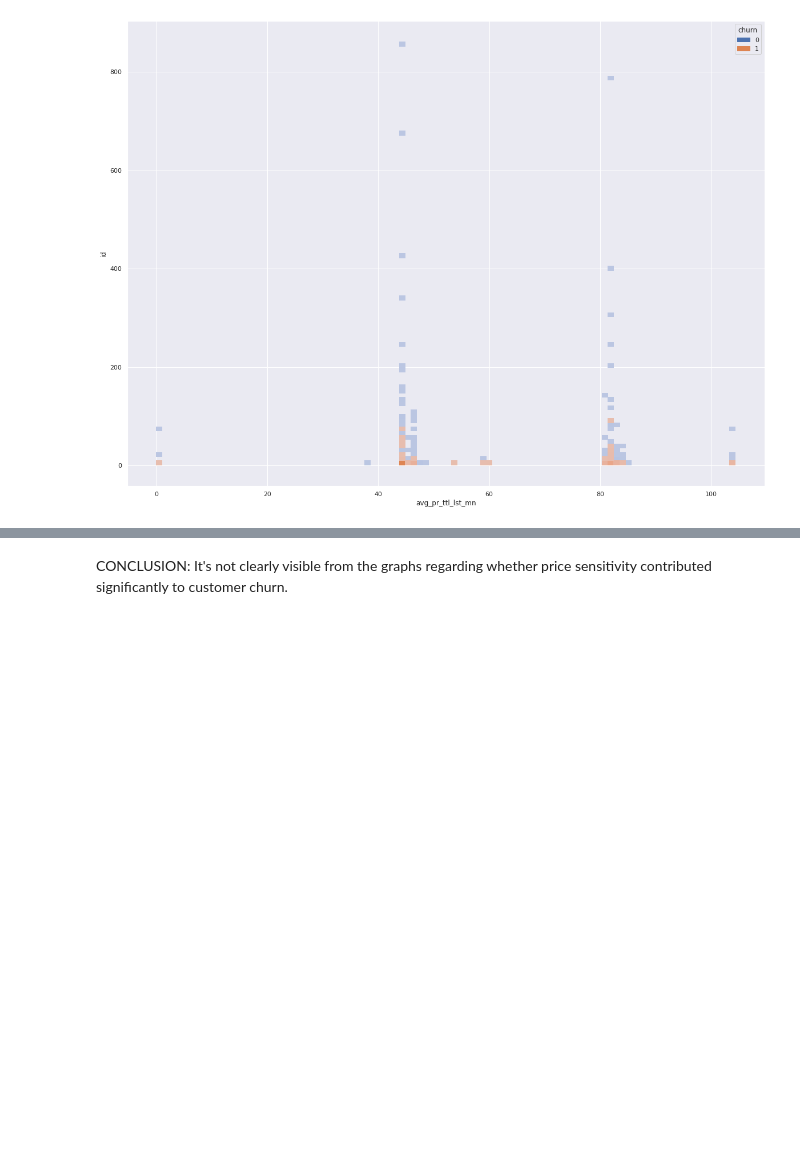
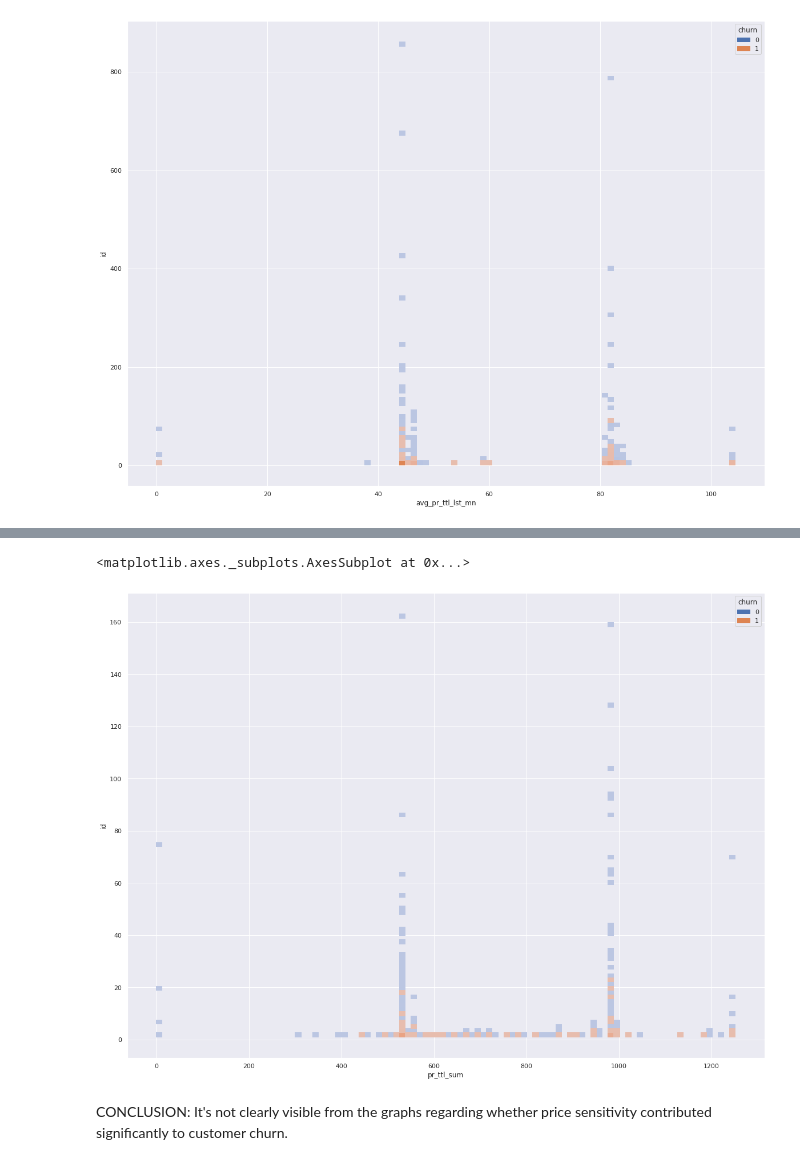
Before and after one commit to nug-12/BCG_Data_Virtual_Experience, a Jupyter notebook: BCG.ipynb, the cells around one changed output, grey strips where cells are left out. Saved outputs shown, nothing was run; the diff lists cells and outputs as text; code cells hidden in the pictures; blank space fills up the shorter version.

```diff
--- a/BCG.ipynb
+++ b/BCG.ipynb
@@ -467,3 +467,7 @@ pr_last_mn.head()
 client_df.shape
 # %% [output]
 (14606, 27)
+# %%
+pr_ttl_sum = price_df.groupby(['id'])['price_total'].sum().reset_index()
+pr_ttl_sum = pr_ttl_sum.rename(columns={'price_total':'pr_ttl_sum'})
+pr_ttl_sum.head()
@@ -470,6 +481,7 @@ client_df.shape
 # %%
 cl_ft = pd.merge(pr_last_mn, client_df, on=['id'])
 cl_ft = pd.merge(pr_ttl_dy_avg, cl_ft, on=['id'])
+cl_ft = pd.merge(pr_ttl_sum, cl_ft, on=['id'])
 # %%
 cl_ft.shape
 # %% [output]
@@ -506,3 +528,6 @@ sns.histplot(data=avg_pr_ttl_lst_mn_hist, x='avg_pr_ttl_lst_mn', y='id', hue='ch
 # %% [output]
 <matplotlib.axes._subplots.AxesSubplot at 0x...>
 [figure]
+# %%
+pr_ttl_sum_hist = cl_ft.groupby(['pr_ttl_sum', 'churn'])['id'].count().reset_index()
+pr_ttl_sum_hist.head()
@@ -509,2 +541,8 @@ sns.histplot(data=avg_pr_ttl_lst_mn_hist, x='avg_pr_ttl_lst_mn', y='id', hue='ch
+# %%
+plt.figure(figsize=(20,15))
+sns.histplot(data=pr_ttl_sum_hist, x='pr_ttl_sum', y='id', hue='churn', bins=100)
+# %% [output]
+<matplotlib.axes._subplots.AxesSubplot at 0x...>
+[figure, added]
 # %% [markdown]
 CONCLUSION: It's not clearly visible from the graphs regarding whether price sensitivity contributed significantly to customer churn.
```
Also changed, not shown: parts of 4 cells of this notebook.
